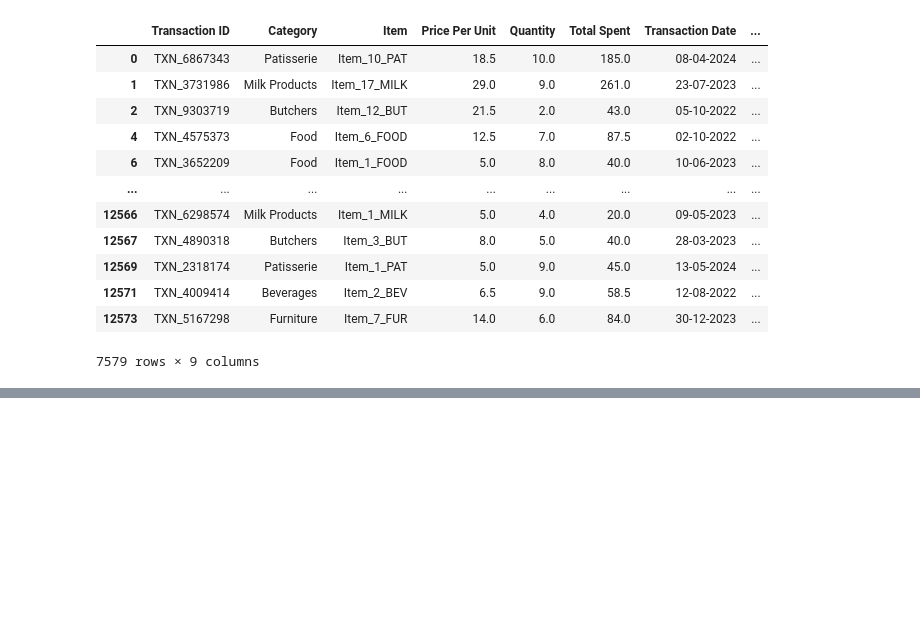
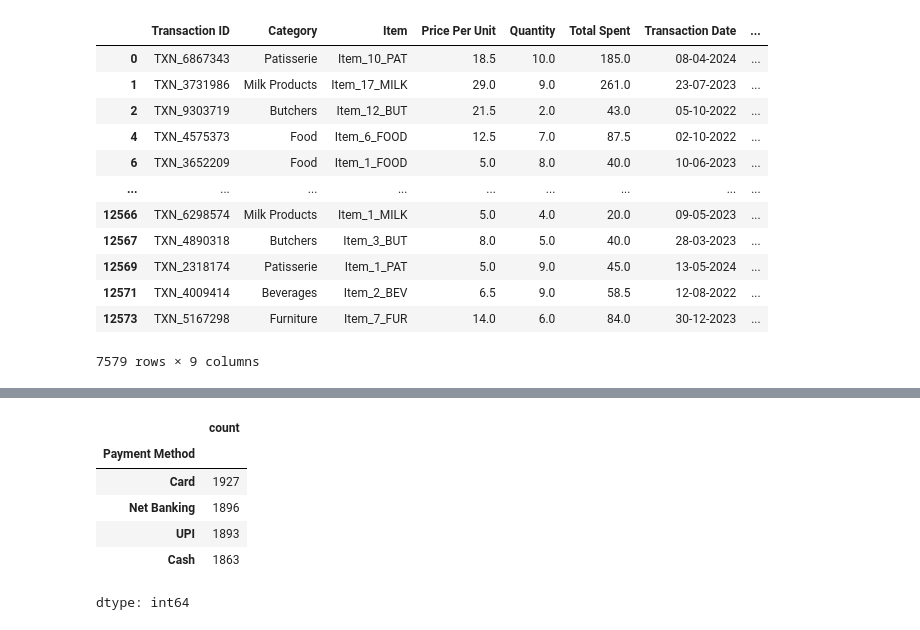
Before and after one commit to kavya-tenali2026/Internship-Retail-Store-Analysis, a Jupyter notebook: Untitled7.ipynb, the cells around one changed output, grey strips where cells are left out. Drawn from its saved outputs; the diff is of its cells as text; code cells hidden in the pictures; blank space fills up the shorter version.

```diff
--- a/Untitled7.ipynb
+++ b/Untitled7.ipynb
@@ -293,0 +366,7 @@ df
+# %%
+import numpy as np
+
+df["Payment Method"] = np.random.choice(
+    ["Cash", "Card", "UPI", "Net Banking"],
+    len(df)
+)
@@ -293,0 +380,10 @@ df
+# %%
+df["Payment Method"].value_counts()
+# %% [output]
+|  | count |
+| Payment Method |  |
+| Card | 1927 |
+| Net Banking | 1896 |
+| UPI | 1893 |
+| Cash | 1863 |
+dtype: int64
```
Also changed, not shown: parts of 11 cells of this notebook.
